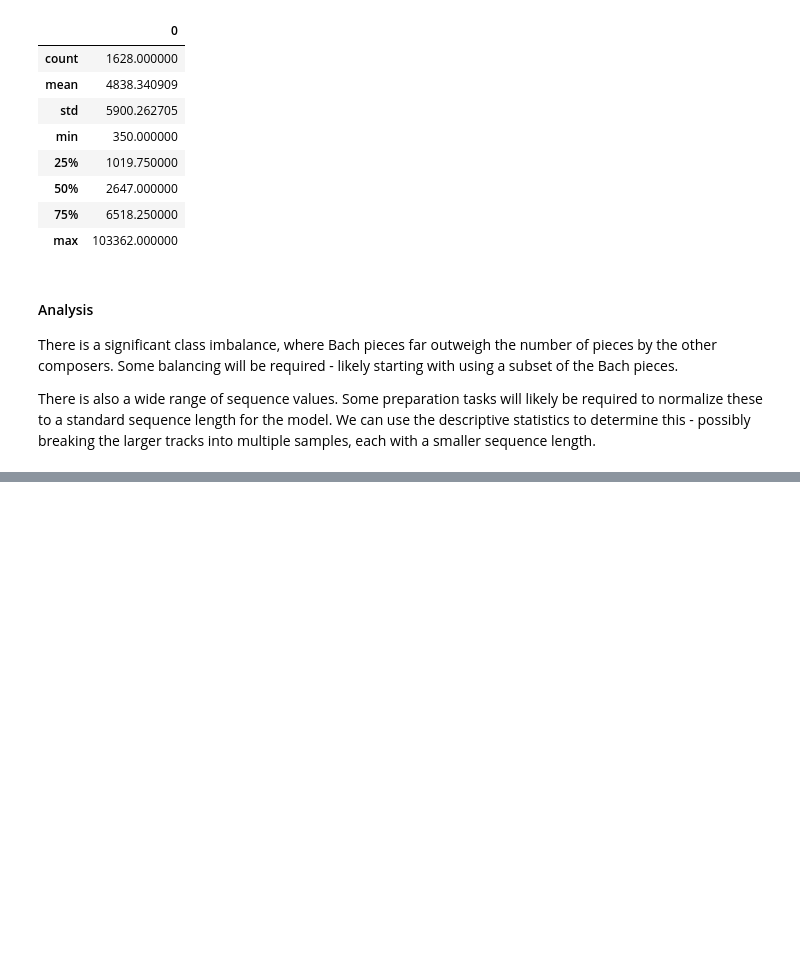
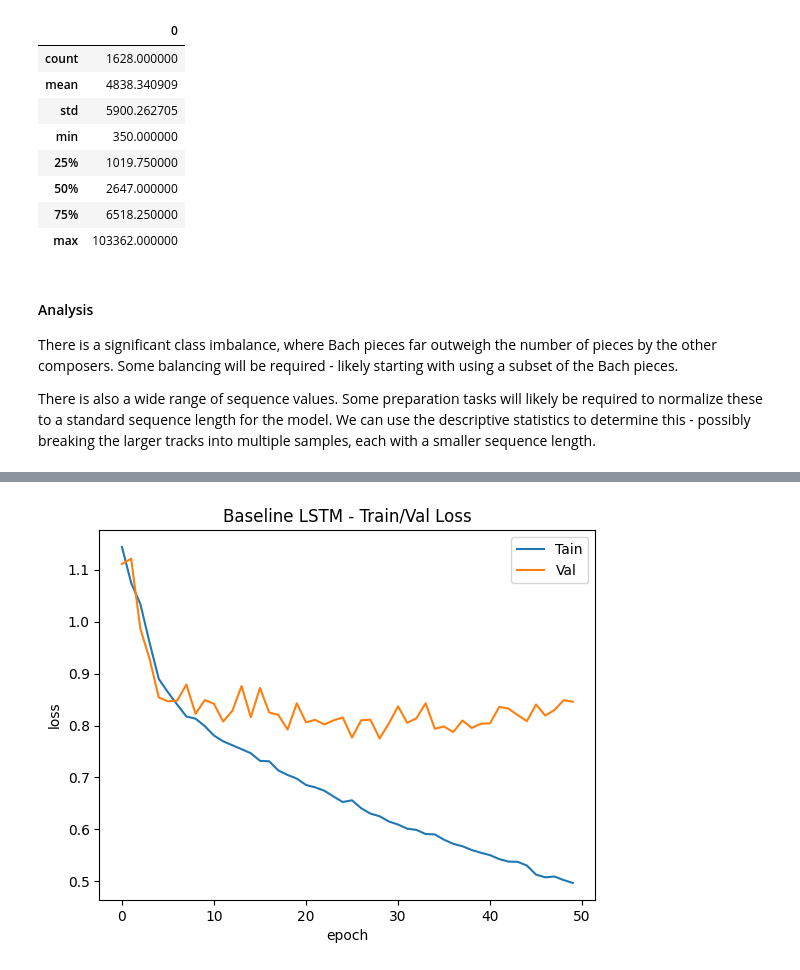
Before and after one commit to t4ai/music-composer-classification, a Jupyter notebook: composer-classifier.ipynb, the cells around one changed output, grey strips where cells are left out. Drawn from its saved outputs; the diff is of its cells as text; code cells hidden in the pictures; blank space fills up the shorter version.

Commit message:
Draft LSTM

```diff
--- a/composer-classifier.ipynb
+++ b/composer-classifier.ipynb
@@ -276,6 +264,7 @@ y = y[indices]
 # %%
 # label encode the labels
-le = LabelEncoder()
-y = le.fit_transform(y)
+ohe = OneHotEncoder()
+y = ohe.fit_transform(y_raw.reshape(-1, 1))
+y = y.toarray()
 y
 # %% [output]
@@ -299,0 +316,23 @@ y_test = y[int(TOTAL_LEN * (TRAIN_SPLIT + TEST_VAL_SPLIT)):]
+# %%
+NUM_EPOCHS = 50
+BATCH_SIZE = 64
+LEARNING_RATE = 0.001
+NUM_COMPOSERS = 4
+# %%
+# define a baseline LSTM
+lstm_base = tf.keras.models.Sequential([
+
+    # input our sequence tensors
+    tf.keras.layers.Input(shape=(NUM_PIANO_KEYS, NORM_SEQUENCE_LENGTH)),
+    tf.keras.layers.LSTM(256, return_sequences=False, dropout=0.2),
+
+    # classification head
+    tf.keras.layers.Dense(64, activation='relu'),
+    tf.keras.layers.Dense(units = NUM_COMPOSERS, activation='softmax')
+])
+
+# Compile the model
+lstm_base.compile(optimizer='adam', loss='categorical_crossentropy', metrics=[keras.metrics.CategoricalAccuracy(), keras.metrics.Precision(), keras.metrics.Recall(), keras.metrics.F1Score()])
+# %%
+# Train the model
+history_lstm = lstm_base.fit(X_train, y_train, validation_data=(X_val,y_val), epochs=NUM_EPOCHS, batch_size=BATCH_SIZE)
@@ -299,0 +357,11 @@ y_test = y[int(TOTAL_LEN * (TRAIN_SPLIT + TEST_VAL_SPLIT)):]
+# %%
+#plot loss
+plt.plot(history_lstm.history['loss'])
+plt.plot(history_lstm.history['val_loss'])
+plt.title('Baseline LSTM - Train/Val Loss')
+plt.ylabel('loss')
+plt.xlabel('epoch')
+plt.legend(['Tain', 'Val'])
+plt.show()
+# %% [output]
+[figure, added]
```
Also changed, not shown: parts of 26 cells of this notebook.
